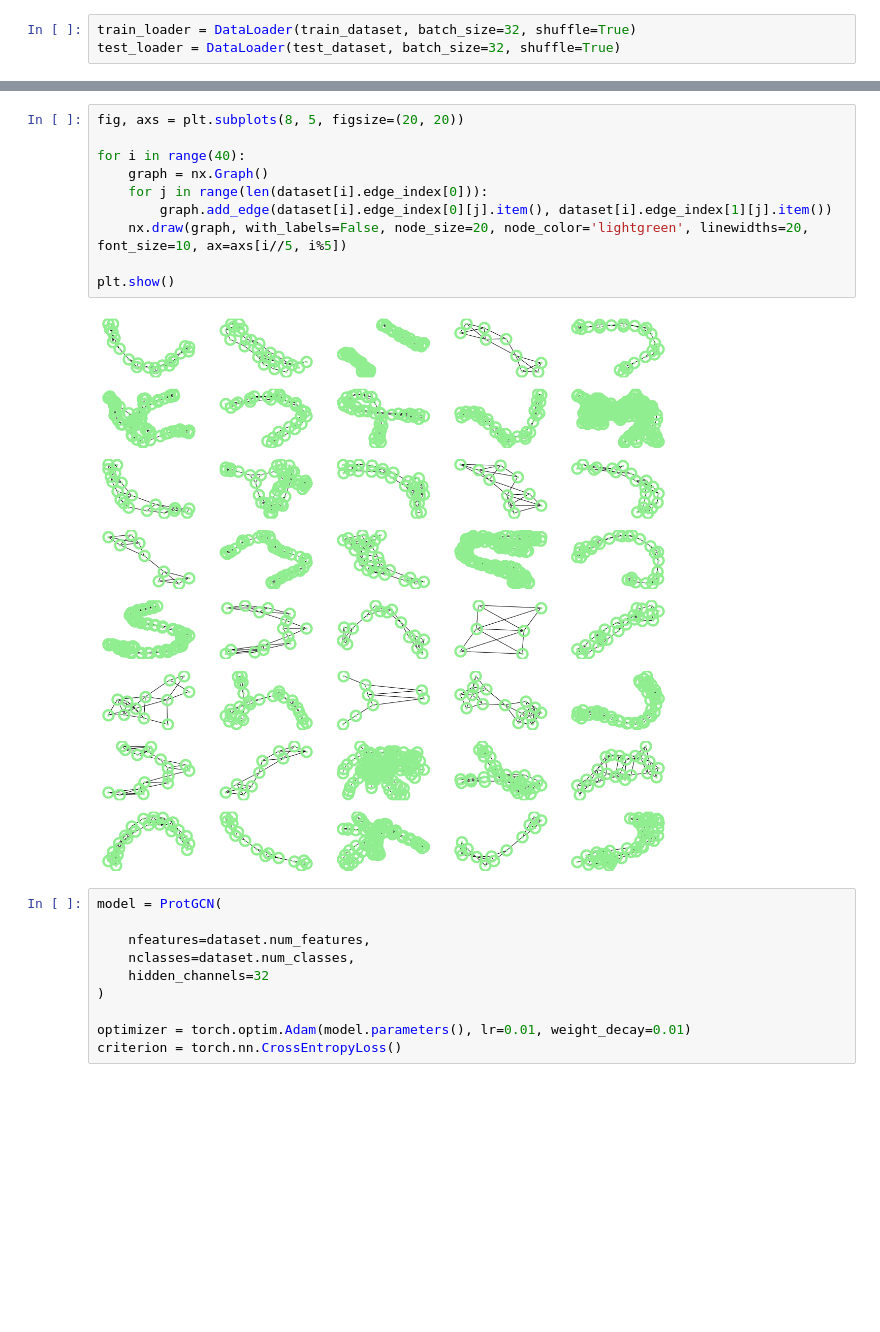
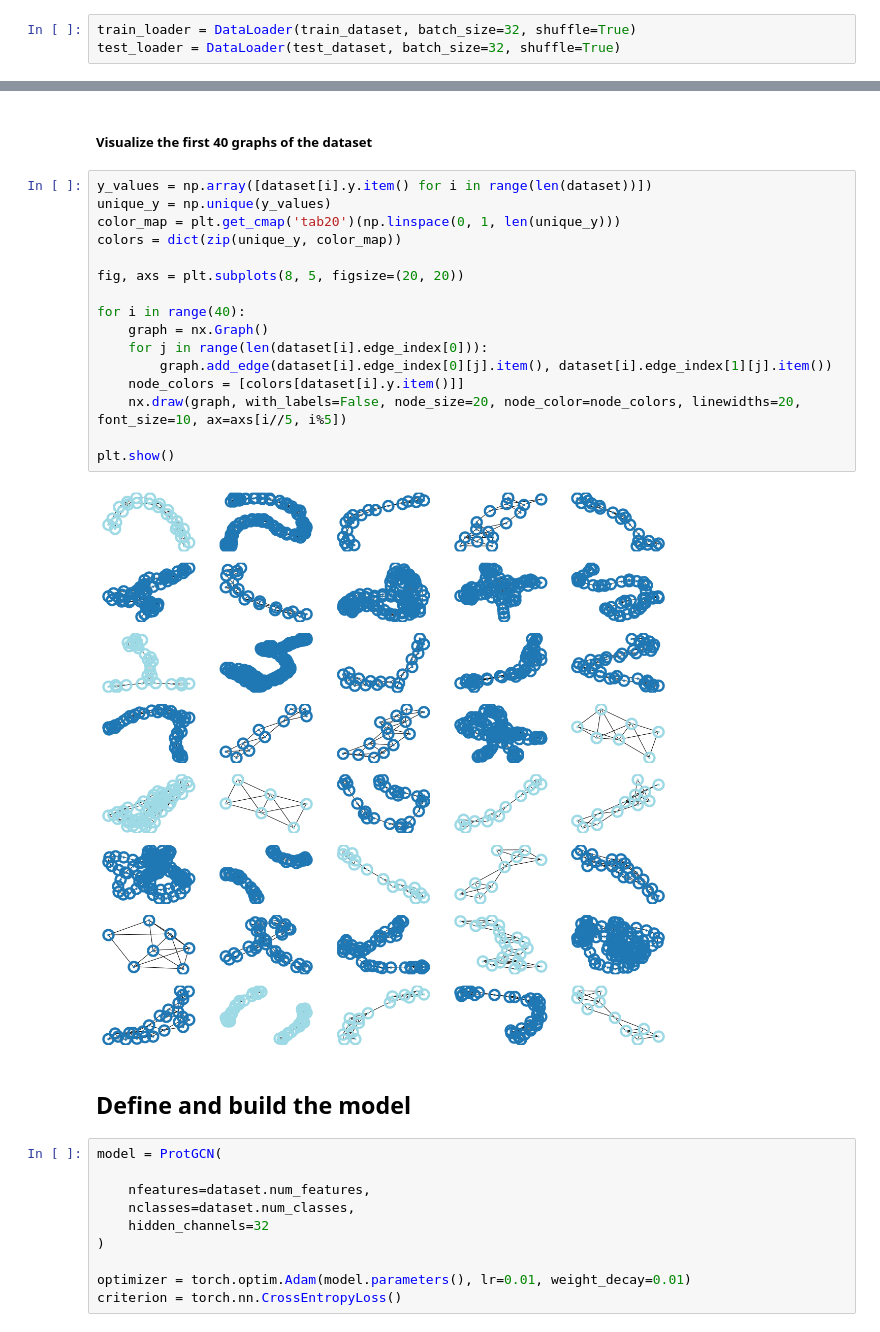
Before and after one commit to LakhderAmine99/Graph_Neural_Networks, a Jupyter notebook: enzymes_classification.ipynb, the cells around one changed output, grey strips where cells are left out. Saved outputs shown, nothing was run; the diff lists cells and outputs as text; blank space fills up the shorter version.

```diff
--- a/enzymes_classification.ipynb
+++ b/enzymes_classification.ipynb
@@ -76,15 +87,25 @@ plt.show()
+# %% [markdown]
+##### Visualize the first 40 graphs of the dataset
 # %%
+y_values = np.array([dataset[i].y.item() for i in range(len(dataset))])
+unique_y = np.unique(y_values)
+color_map = plt.get_cmap('tab20')(np.linspace(0, 1, len(unique_y)))
+colors = dict(zip(unique_y, color_map))
+
 fig, axs = plt.subplots(8, 5, figsize=(20, 20))
 
 for i in range(40):
     graph = nx.Graph()
     for j in range(len(dataset[i].edge_index[0])):
         graph.add_edge(dataset[i].edge_index[0][j].item(), dataset[i].edge_index[1][j].item())
-    nx.draw(graph, with_labels=False, node_size=20, node_color='lightgreen', linewidths=20, font_size=10, ax=axs[i//5, i%5])
+    node_colors = [colors[dataset[i].y.item()]]
+    nx.draw(graph, with_labels=False, node_size=20, node_color=node_colors, linewidths=20, font_size=10, ax=axs[i//5, i%5])
 
 plt.show()
 # %% [output]
-[figure, old version]
+[figure, new version]
+# %% [markdown]
+## Define and build the model
 # %%
 model = ProtGCN(
 
```
Also changed, not shown: parts of 19 cells of this notebook.
